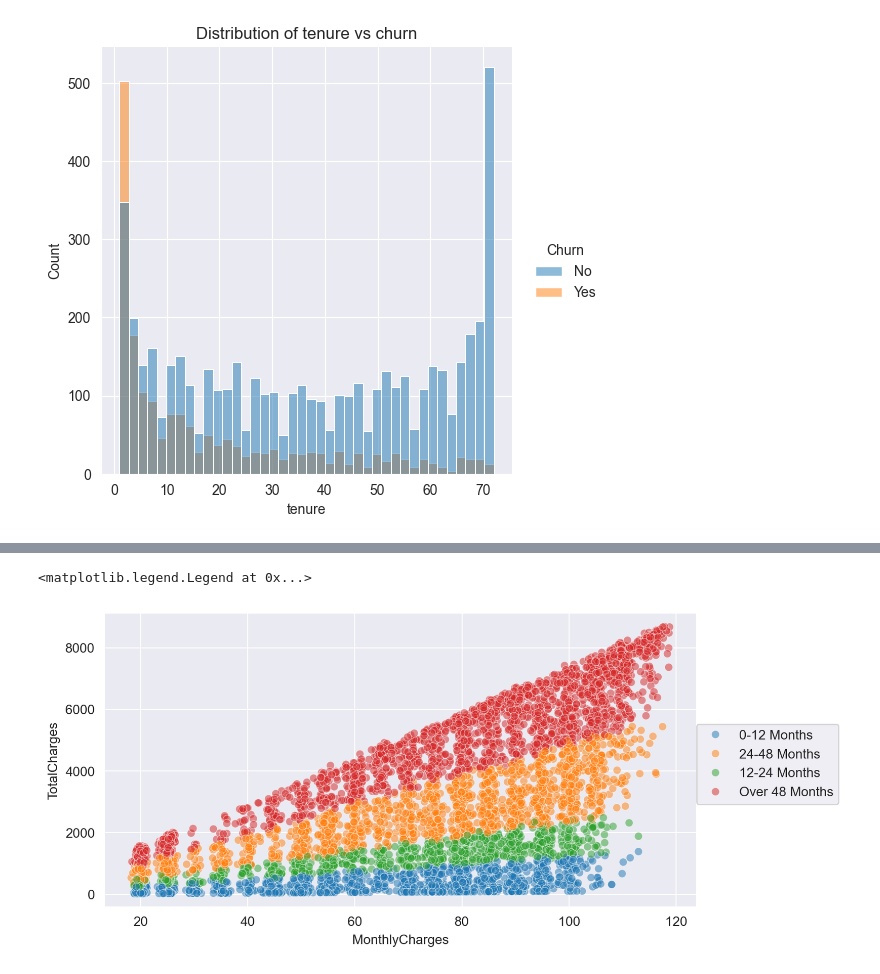
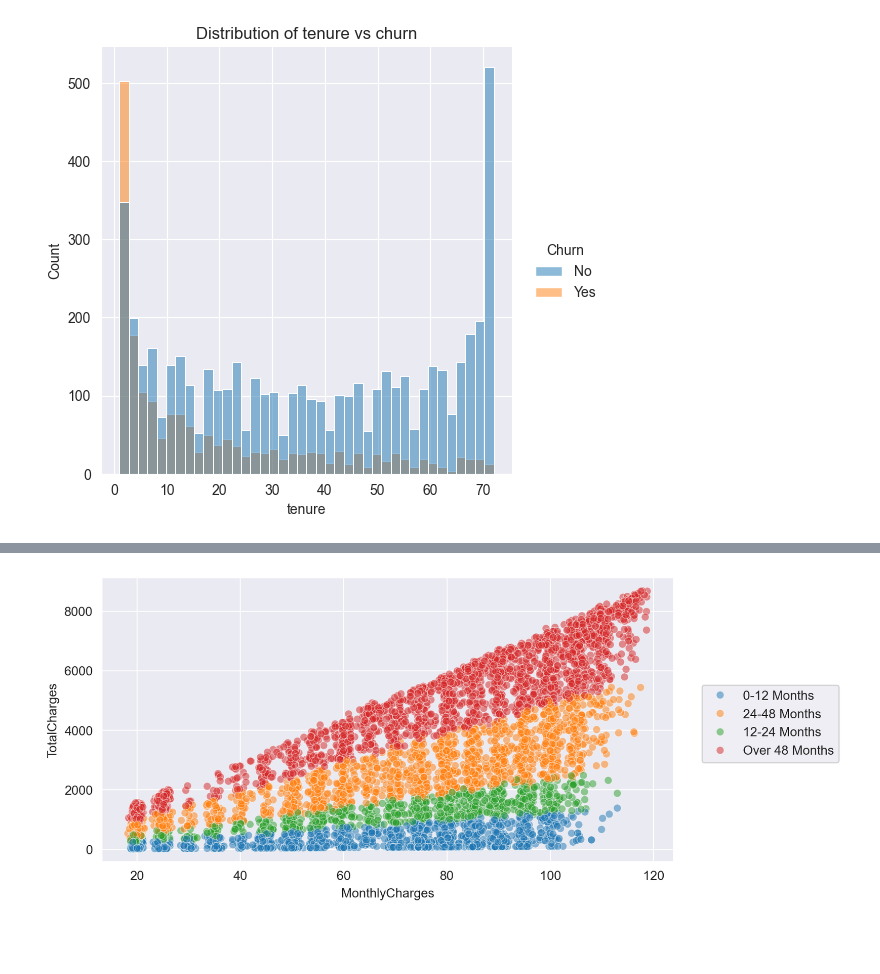
Before and after one commit to natix-x/Telco-Customer-Churn-Prediction, a Jupyter notebook: data_analysis.ipynb, the cells around one changed output, grey strips where cells are left out. Cells and saved outputs as stored; diff of their text form; code cells hidden in the pictures; blank space fills up the shorter version.

```diff
--- a/data_analysis.ipynb
+++ b/data_analysis.ipynb
@@ -163,7 +196,6 @@ df["Tenure Cohort"] = df["tenure"].apply(lambda x: cohort(x))
 # %%
 plt.figure(figsize=(8,4), dpi=200)
 sns.scatterplot(data=df, x="MonthlyCharges", y="TotalCharges", alpha=0.5, hue="Tenure Cohort")
-plt.legend(loc=(1,.35))
+plt.legend(loc=(1.05,.35));
 # %% [output]
-<matplotlib.legend.Legend at 0x...>
-[figure, old version]
+[figure, new version]
```
Also changed, not shown: parts of 19 cells of this notebook.
